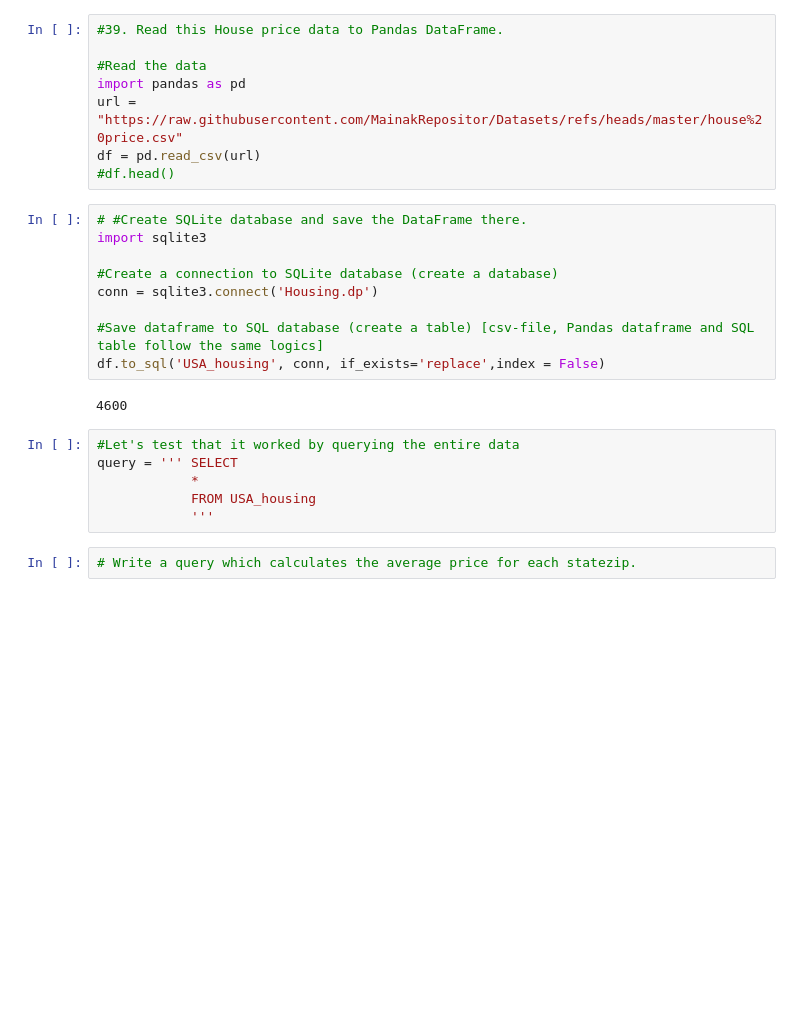
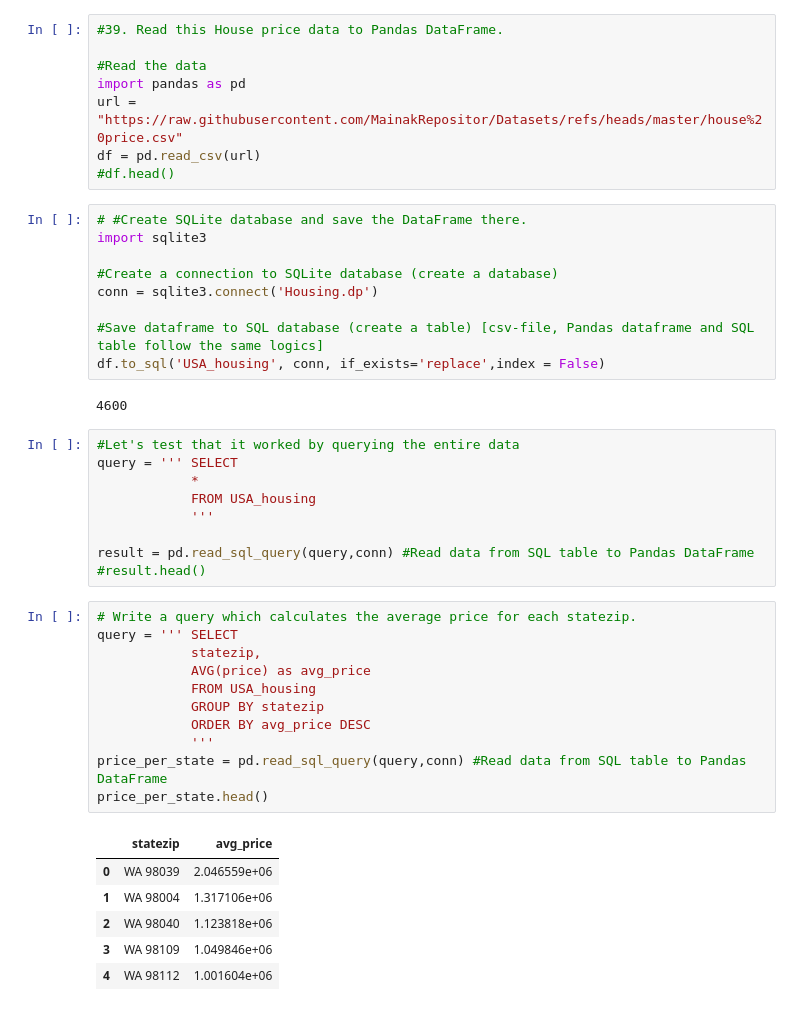
Before and after one commit to ilpovirt/Data_and_math_2025, a Jupyter notebook: Exercises_7.10.2025.ipynb, the cells around one changed output. Cells and saved outputs as stored; diff of their text form; blank space fills up the shorter version.

```diff
--- a/Exercises_7.10.2025.ipynb
+++ b/Exercises_7.10.2025.ipynb
@@ -23,5 +23,24 @@ query = ''' SELECT
             *
             FROM USA_housing
             '''
+
+result = pd.read_sql_query(query,conn) #Read data from SQL table to Pandas DataFrame
+#result.head()
 # %%
 # Write a query which calculates the average price for each statezip.
+query = ''' SELECT
+            statezip,
+            AVG(price) as avg_price
+            FROM USA_housing
+            GROUP BY statezip
+            ORDER BY avg_price DESC
+            '''
+price_per_state = pd.read_sql_query(query,conn) #Read data from SQL table to Pandas DataFrame
+price_per_state.head()
+# %% [output]
+|  | statezip | avg_price |
+| 0 | WA 98039 | 2.046559e+06 |
+| 1 | WA 98004 | 1.317106e+06 |
+| 2 | WA 98040 | 1.123818e+06 |
+| 3 | WA 98109 | 1.049846e+06 |
+| 4 | WA 98112 | 1.001604e+06 |
```
Also changed, not shown: parts of 3 cells of this notebook.
